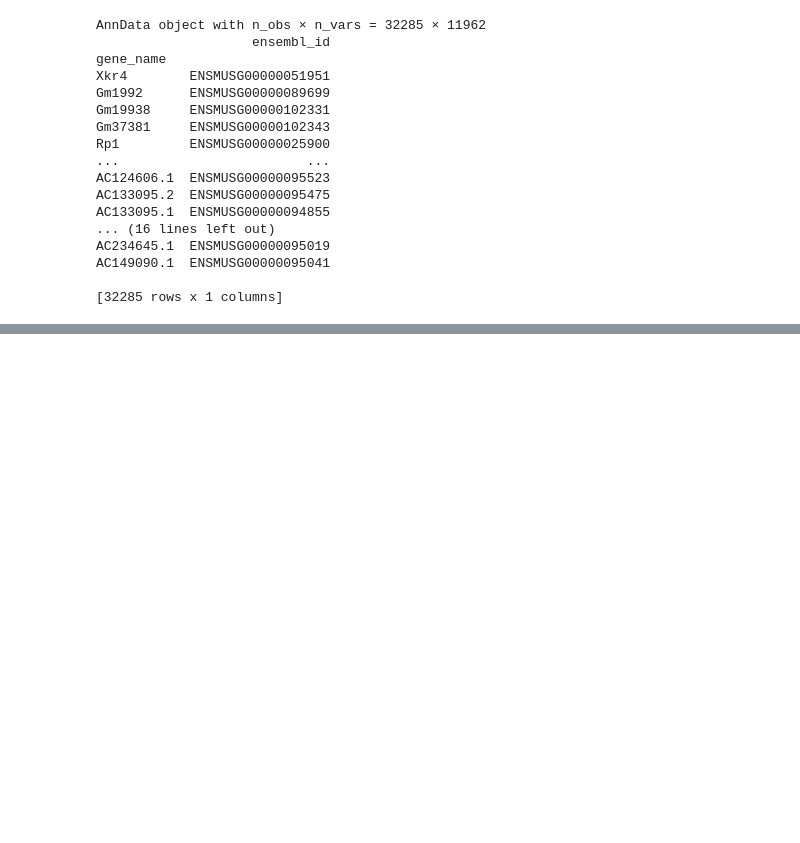
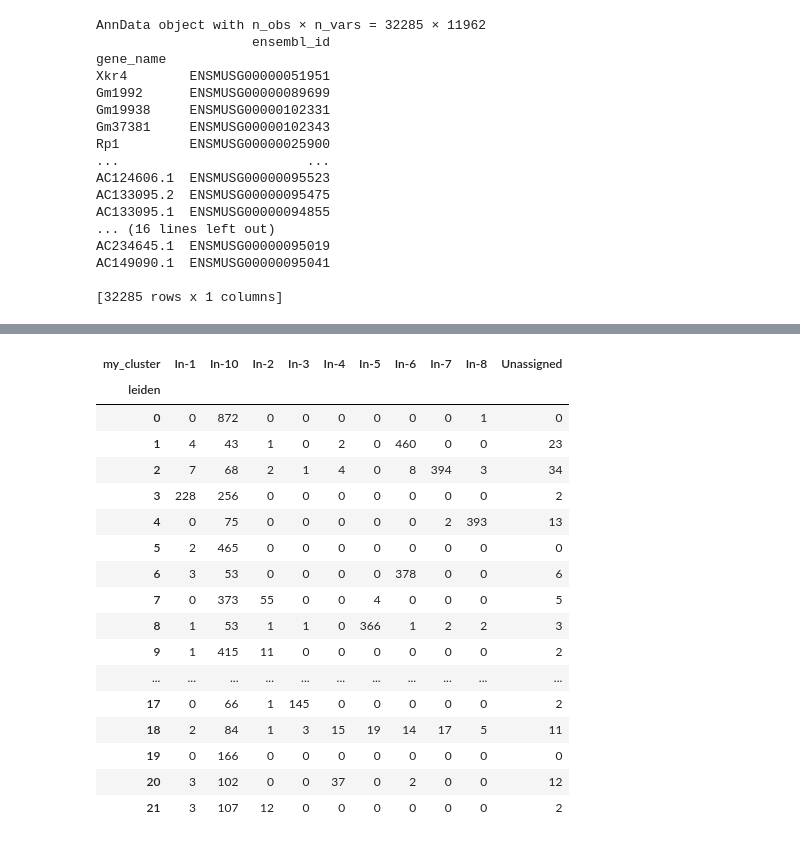
Before and after one commit to kushalnimkar/stereo-seq, a Jupyter notebook: stereo_seq/scripts/QC.ipynb, the cells around one changed output, grey strips where cells are left out. Saved outputs shown, nothing was run; the diff lists cells and outputs as text; code cells hidden in the pictures; blank space fills up the shorter version.

```diff
--- a/stereo_seq/scripts/QC.ipynb
+++ b/stereo_seq/scripts/QC.ipynb
@@ -88,0 +241,34 @@ sc.pl.umap(adata,color=['Slc17a6','Gad1','Gad2','Pdgfra','Cx3cr1','Plp1','Aqp4']
+# %%
+import xgboost as xgb
+cutoff=0.5
+output_dir=os.path.join(BASE_DIR,"figures","NR","classification")
+
+genes = list(set(adata.var.index).intersection(set(adata_refg.var.index)))
+
+for group in ['Excitatory','Inhibitory']:
+    adata = sc.read_h5ad(os.path.join(DATA_DIR,"aggregated",f"NR_{group}Clust.h5ad"))#Already preprocessed
+    print(adata)
+    adata._inplace_subset_var(genes)
+    model_dir = os.path.join(BASE_DIR,"models")
+    model_name = f"Xie_SC_{group}"
+    train_dict_name = f"train_dict_{model_name}"
+    xgb_model_f=os.path.join(model_dir, f"valid_{model_name}")
+
+    model = xgb.Booster()
+    model.load_model(xgb_model_f)
+    output_f=f"my_vs_prev{group}"
+    suc.apply_model(
+        adata,
+        xgb_model_f,
+        os.path.join("stereo_seq","models",train_dict_name),
+        cutoff=cutoff,
+        output_dir=output_dir,
+        output_f=output_f,
+        unassigned_indicator='Unassigned',
+        prefix=None,
+        test_key='leiden',
+        train_key_added='my_cluster',
+        prefix_key=None,
+        xlabel='Predicted',
+        ylabel='Previous Clustering'
+    ) #Test key is usually clustering
@@ -88,0 +285,22 @@ sc.pl.umap(adata,color=['Slc17a6','Gad1','Gad2','Pdgfra','Cx3cr1','Plp1','Aqp4']
+# %%
+import pandas as pd
+pd.crosstab(adata.obs['leiden'],adata.obs['my_cluster'])
+# %% [output]
+| my_cluster | In-1 | In-10 | In-2 | In-3 | In-4 | In-5 | In-6 | In-7 | In-8 | Unassigned |
+| leiden |  |  |  |  |  |  |  |  |  |  |
+| 0 | 0 | 872 | 0 | 0 | 0 | 0 | 0 | 0 | 1 | 0 |
+| 1 | 4 | 43 | 1 | 0 | 2 | 0 | 460 | 0 | 0 | 23 |
+| 2 | 7 | 68 | 2 | 1 | 4 | 0 | 8 | 394 | 3 | 34 |
+| 3 | 228 | 256 | 0 | 0 | 0 | 0 | 0 | 0 | 0 | 2 |
+| 4 | 0 | 75 | 0 | 0 | 0 | 0 | 0 | 2 | 393 | 13 |
+| 5 | 2 | 465 | 0 | 0 | 0 | 0 | 0 | 0 | 0 | 0 |
+| 6 | 3 | 53 | 0 | 0 | 0 | 0 | 378 | 0 | 0 | 6 |
+| 7 | 0 | 373 | 55 | 0 | 0 | 4 | 0 | 0 | 0 | 5 |
+| 8 | 1 | 53 | 1 | 1 | 0 | 366 | 1 | 2 | 2 | 3 |
+| 9 | 1 | 415 | 11 | 0 | 0 | 0 | 0 | 0 | 0 | 2 |
+| ... | ... | ... | ... | ... | ... | ... | ... | ... | ... | ... |
+| 17 | 0 | 66 | 1 | 145 | 0 | 0 | 0 | 0 | 0 | 2 |
+| 18 | 2 | 84 | 1 | 3 | 15 | 19 | 14 | 17 | 5 | 11 |
+| 19 | 0 | 166 | 0 | 0 | 0 | 0 | 0 | 0 | 0 | 0 |
+| 20 | 3 | 102 | 0 | 0 | 37 | 0 | 2 | 0 | 0 | 12 |
+| 21 | 3 | 107 | 12 | 0 | 0 | 0 | 0 | 0 | 0 | 2 |
```
Also changed, not shown: parts of 11 cells of this notebook, 5 other files.
